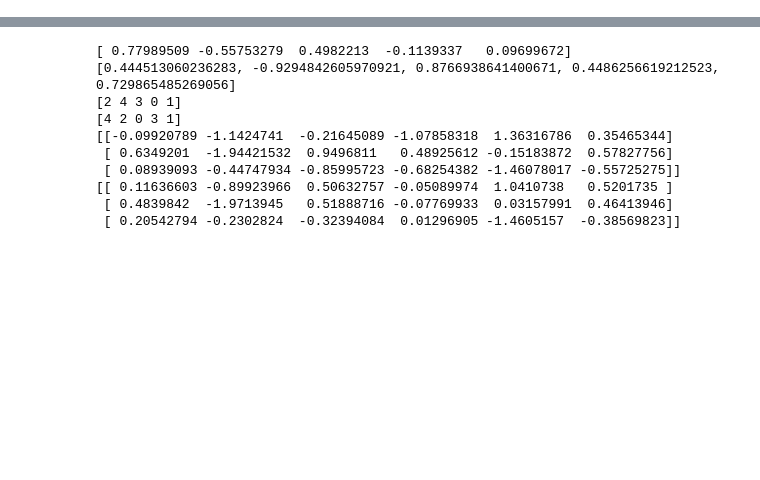
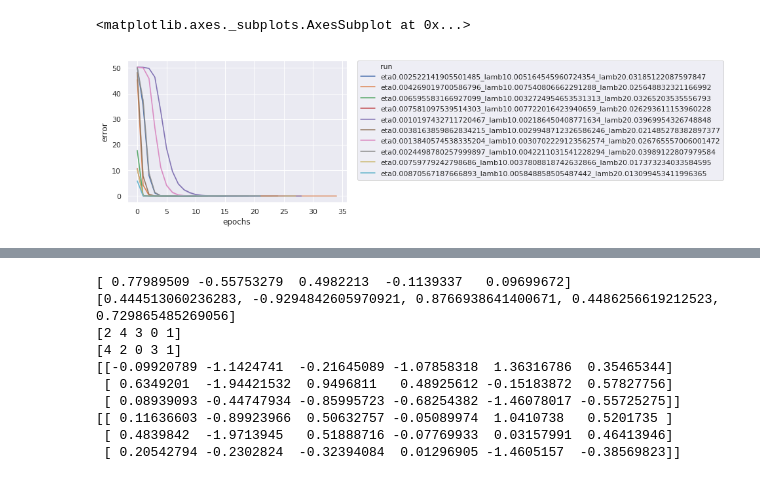
Before and after one commit to psturmfels/cfAD, a Jupyter notebook: SimpleSimulations.ipynb, the cells around one changed output, grey strips where cells are left out. Drawn from its saved outputs; the diff is of its cells as text; code cells hidden in the pictures; blank space fills up the shorter version.

```diff
--- a/SimpleSimulations.ipynb
+++ b/SimpleSimulations.ipynb
@@ -28,0 +28,5 @@ print(testError)
+# %%
+PlotErrorDF(testErrorDF)
+# %% [output]
+<matplotlib.axes._subplots.AxesSubplot at 0x...>
+[figure, added]
```
Also changed, not shown: parts of 6 cells of this notebook, 12 other files.
